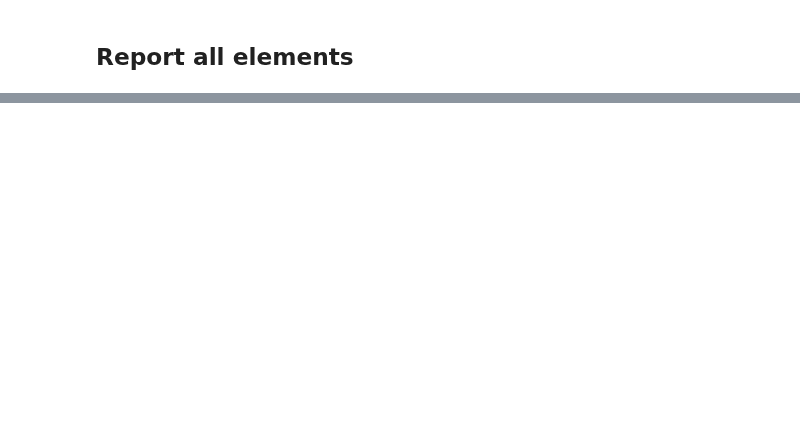
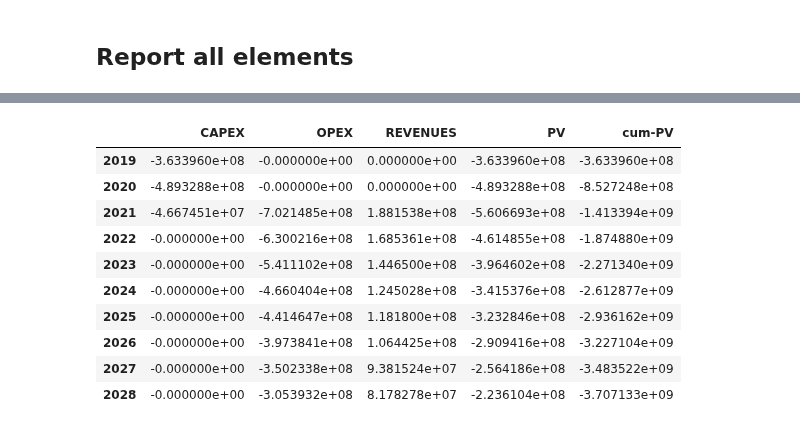
Before and after one commit to TUDelft-CITG/OpenTISim, a Jupyter notebook: notebooks/Example 02 - Hydrogen terminal example.ipynb, the cells around one changed output, grey strips where cells are left out. Cells and saved outputs as stored; diff of their text form; code cells hidden in the pictures; blank space fills up the shorter version.

```diff
--- a/notebooks/Example 02 - Hydrogen terminal example.ipynb
+++ b/notebooks/Example 02 - Hydrogen terminal example.ipynb
@@ -196,0 +196,14 @@ Terminal.cashflow_plot(cash_flows_WACC_real)
+# %%
+core.NPV(Terminal, hydrogen_objects.Labour(**hydrogen_defaults.labour_data))
+# %% [output]
+|  | CAPEX | OPEX | REVENUES | PV | cum-PV |
+| 2019 | -3.633960e+08 | -0.000000e+00 | 0.000000e+00 | -3.633960e+08 | -3.633960e+08 |
+| 2020 | -4.893288e+08 | -0.000000e+00 | 0.000000e+00 | -4.893288e+08 | -8.527248e+08 |
+| 2021 | -4.667451e+07 | -7.021485e+08 | 1.881538e+08 | -5.606693e+08 | -1.413394e+09 |
+| 2022 | -0.000000e+00 | -6.300216e+08 | 1.685361e+08 | -4.614855e+08 | -1.874880e+09 |
+| 2023 | -0.000000e+00 | -5.411102e+08 | 1.446500e+08 | -3.964602e+08 | -2.271340e+09 |
+| 2024 | -0.000000e+00 | -4.660404e+08 | 1.245028e+08 | -3.415376e+08 | -2.612877e+09 |
+| 2025 | -0.000000e+00 | -4.414647e+08 | 1.181800e+08 | -3.232846e+08 | -2.936162e+09 |
+| 2026 | -0.000000e+00 | -3.973841e+08 | 1.064425e+08 | -2.909416e+08 | -3.227104e+09 |
+| 2027 | -0.000000e+00 | -3.502338e+08 | 9.381524e+07 | -2.564186e+08 | -3.483522e+09 |
+| 2028 | -0.000000e+00 | -3.053932e+08 | 8.178278e+07 | -2.236104e+08 | -3.707133e+09 |
```
Also changed, not shown: parts of 12 cells of this notebook, 1 other file.
